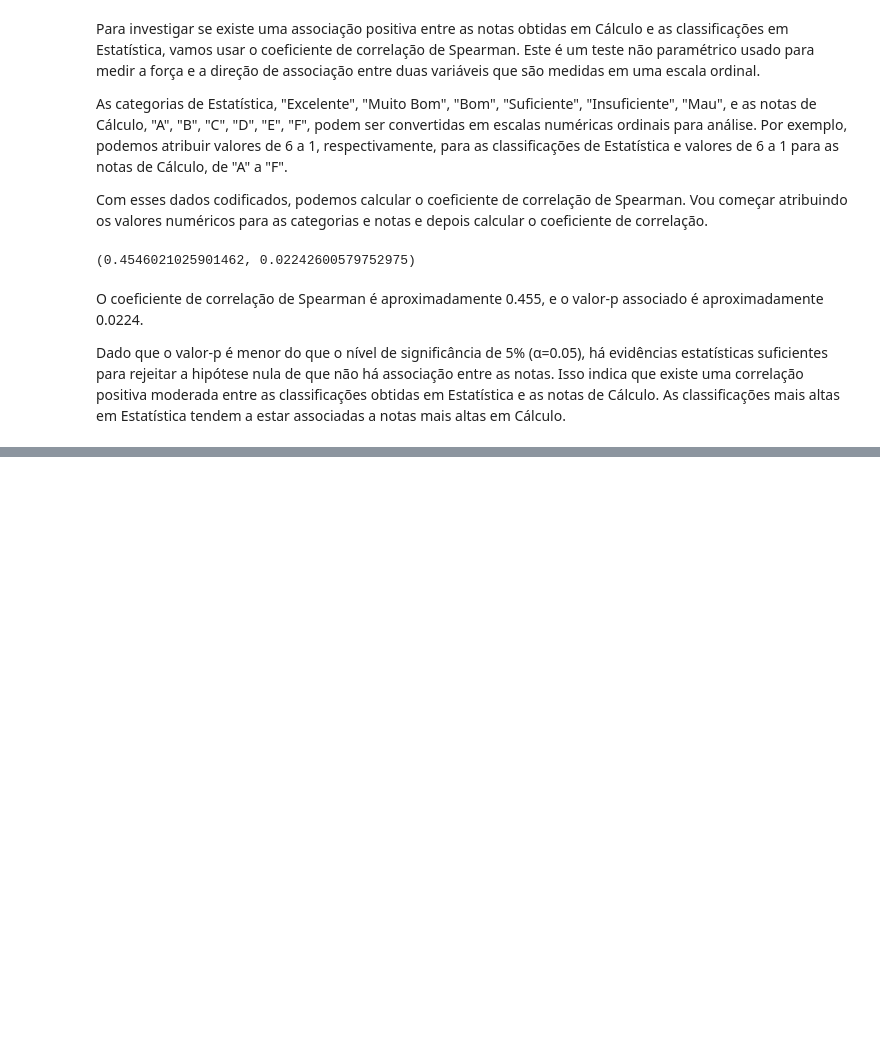
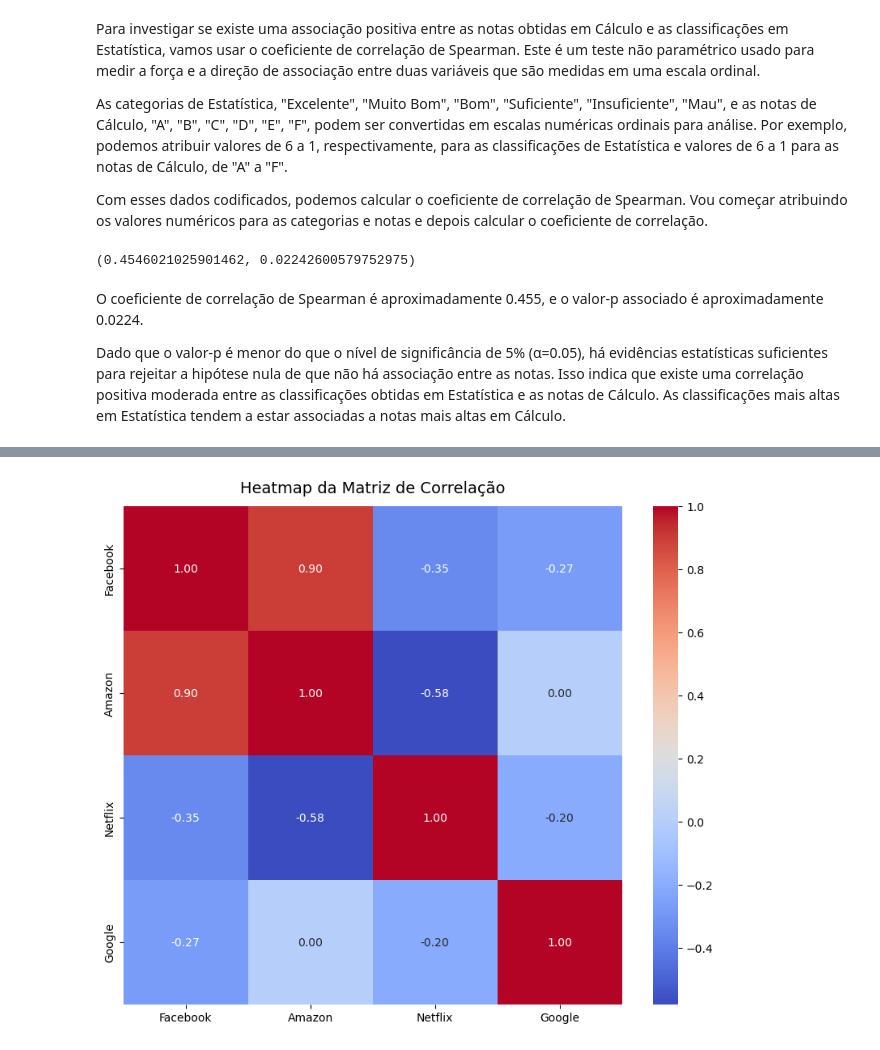
Before and after one commit to JorgeCunha07/ANADI, a Jupyter notebook: tp4/tp4.ipynb, the cells around one changed output, grey strips where cells are left out. Saved outputs shown, nothing was run; the diff lists cells and outputs as text; code cells hidden in the pictures; blank space fills up the shorter version.

```diff
--- a/tp4/tp4.ipynb
+++ b/tp4/tp4.ipynb
@@ -29,0 +99,12 @@ As classificações mais altas em Estatística tendem a estar associadas a notas
+# %%
+# Carregar os dados do arquivo CSV
+fang_file_path = 'fang_data.csv'
+fang_data = pd.read_csv(fang_file_path)
+
+# Verificar as primeiras linhas do dataframe para compreender a estrutura dos dados
+fang_data.head()
+
+# Construir a matriz de correlação entre as cotações das empresas
+correlation_matrix = fang_data[['Facebook', 'Amazon', 'Netflix', 'Google']].corr()
+
+correlation_matrix
@@ -29,0 +137,10 @@ As classificações mais altas em Estatística tendem a estar associadas a notas
+# %%
+import seaborn as sns
+
+# Criar um heatmap usando seaborn para visualizar a matriz de correlação
+plt.figure(figsize=(10, 8))
+heatmap = sns.heatmap(correlation_matrix, annot=True, fmt=".2f", cmap='coolwarm', cbar=True, square=True)
+heatmap.set_title('Heatmap da Matriz de Correlação', fontdict={'fontsize':14}, pad=12)
+plt.show()
+# %% [output]
+[figure, added]
```
Also changed, not shown: parts of 9 cells of this notebook.
